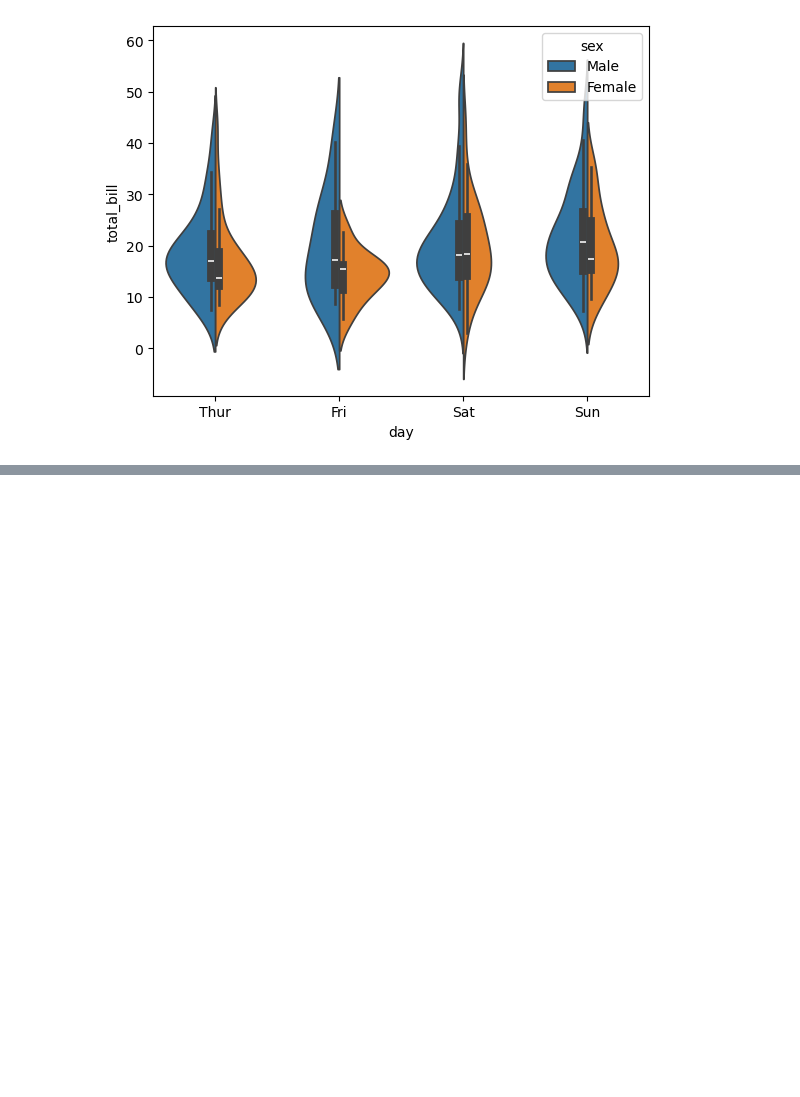
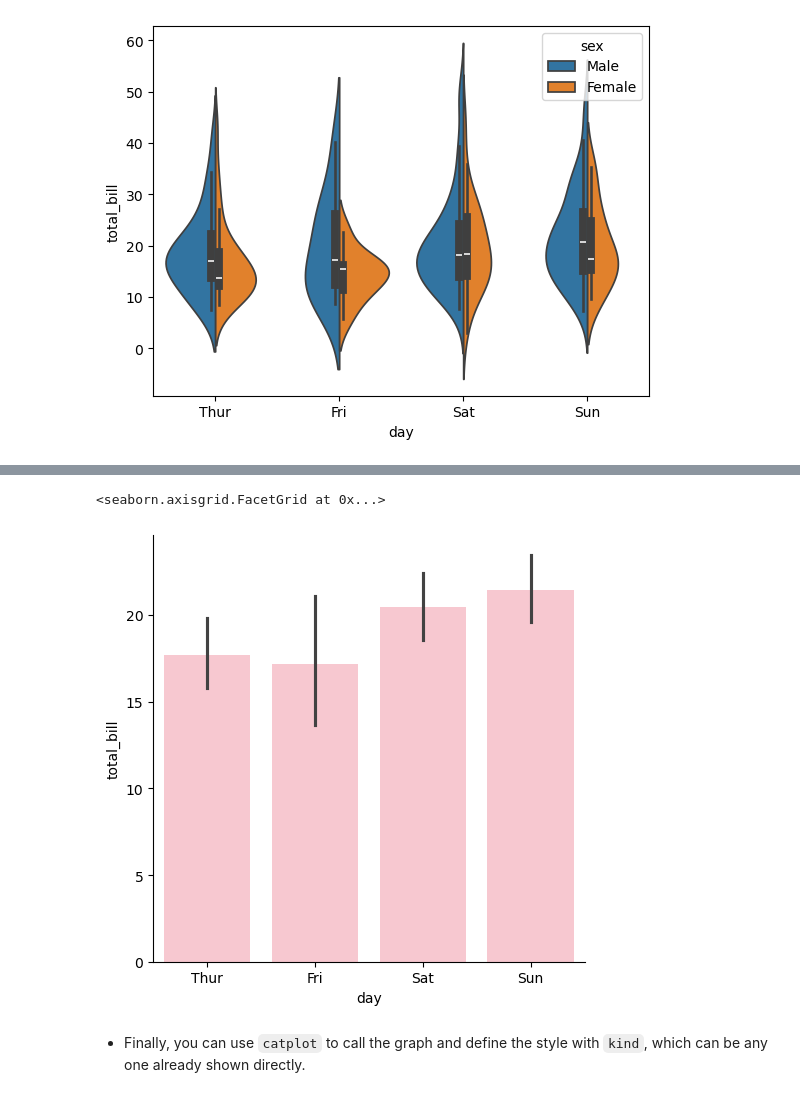
Before and after one commit to Lizaa-sm/python_to_DS, a Jupyter notebook: Python_Seaborn/Seaborn_II.ipynb, the cells around one changed output, grey strips where cells are left out. Drawn from its saved outputs; the diff is of its cells as text; code cells hidden in the pictures; blank space fills up the shorter version.

```diff
--- a/Python_Seaborn/Seaborn_II.ipynb
+++ b/Python_Seaborn/Seaborn_II.ipynb
@@ -36,0 +53,10 @@ sns.violinplot(x='day', y='total_bill', data=tips, hue='sex', split=True)
+# %%
+# You can also choose the categorical plot type with kind:
+# sns.catplot(x='day', y='total_bill', data=tips, kind='box')     # boxplot
+# sns.catplot(x='day', y='total_bill', data=tips, kind='violin')  # violinplot
+sns.catplot(x= 'day', y='total_bill', data=tips, kind='bar', color= 'pink')
+# %% [output]
+<seaborn.axisgrid.FacetGrid at 0x...>
+[figure, added]
+# %% [markdown]
+* Finally, you can use ``catplot`` to call the graph and define the style with ``kind``, which can be any one already shown directly.
```
Also changed, not shown: parts of 3 cells of this notebook.
